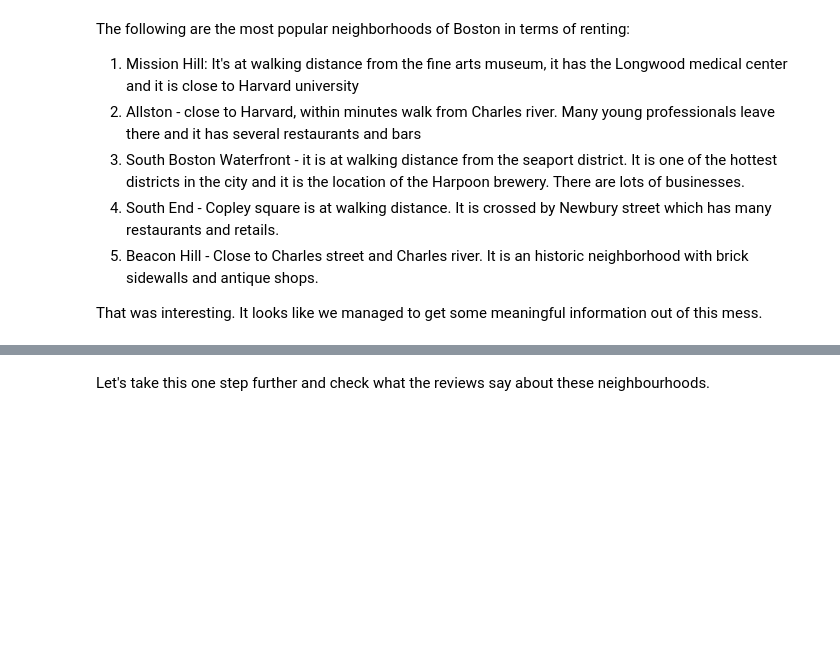
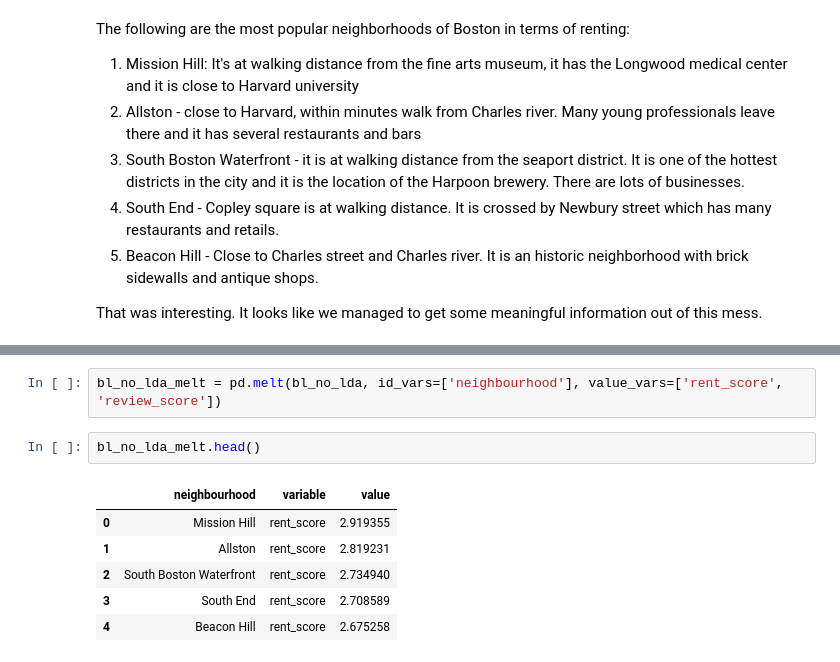
Before and after one commit to bvcmartins/dsndProject4, a Jupyter notebook: airbnb_project.ipynb, the cells around one changed output, grey strips where cells are left out. Drawn from its saved outputs; the diff is of its cells as text; blank space fills up the shorter version.

```diff
--- a/airbnb_project.ipynb
+++ b/airbnb_project.ipynb
@@ -1076,2 +1095,11 @@ bl_no_lda.head()
-# %% [markdown]
-Let's take this one step further and check what the reviews say about these neighbourhoods.
+# %%
+bl_no_lda_melt = pd.melt(bl_no_lda, id_vars=['neighbourhood'], value_vars=['rent_score', 'review_score'])
+# %%
+bl_no_lda_melt.head()
+# %% [output]
+|  | neighbourhood | variable | value |
+| 0 | Mission Hill | rent_score | 2.919355 |
+| 1 | Allston | rent_score | 2.819231 |
+| 2 | South Boston Waterfront | rent_score | 2.734940 |
+| 3 | South End | rent_score | 2.708589 |
+| 4 | Beacon Hill | rent_score | 2.675258 |
```
Also changed, not shown: parts of 6 cells of this notebook.
